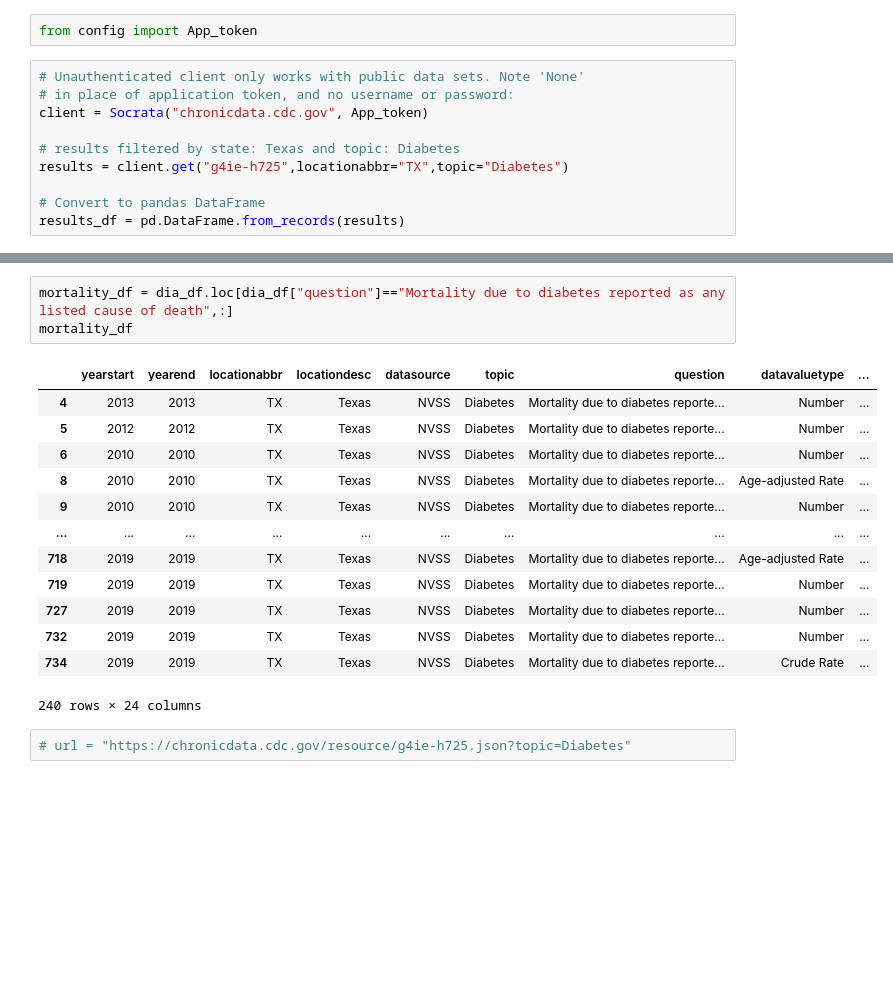
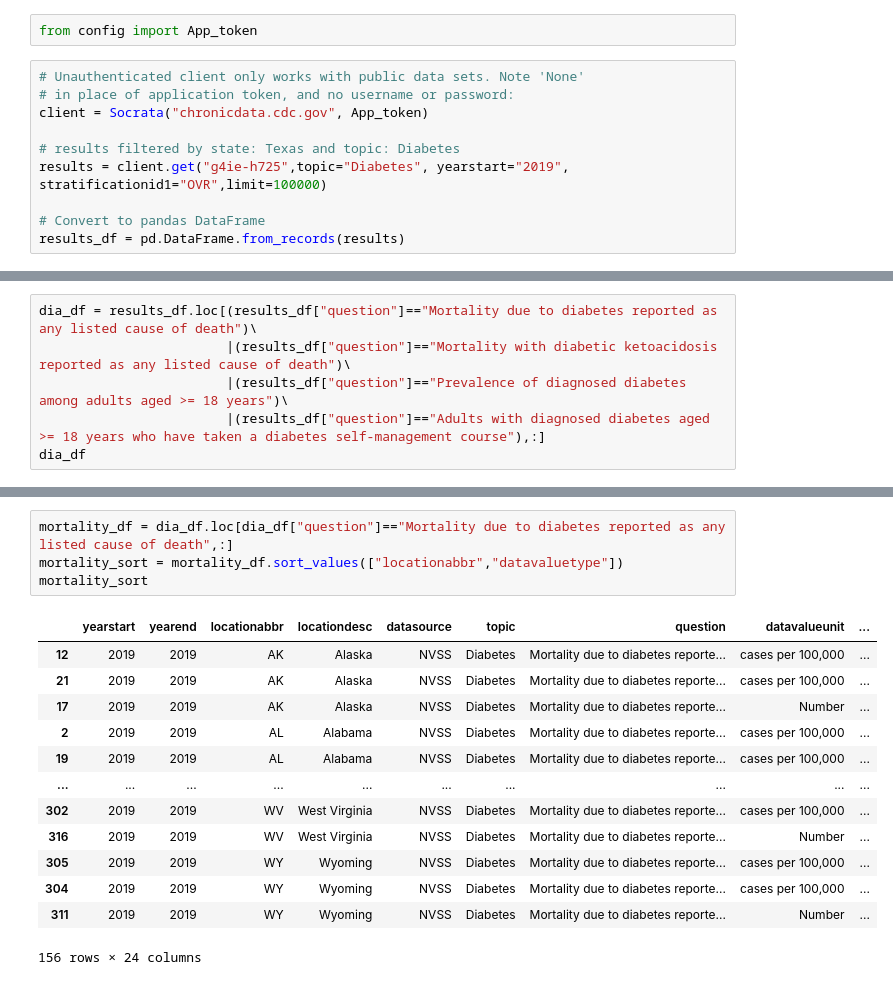
Before and after one commit to MarDuo2022/Diabetes_visualisations, a Jupyter notebook: code/US_CDI.ipynb, the cells around one changed output, grey strips where cells are left out. Drawn from its saved outputs; the diff is of its cells as text; blank space fills up the shorter version.

```diff
--- a/code/US_CDI.ipynb
+++ b/code/US_CDI.ipynb
@@ -17,7 +17,7 @@ from config import App_token
 client = Socrata("chronicdata.cdc.gov", App_token)
 
 # results filtered by state: Texas and topic: Diabetes
-results = client.get("g4ie-h725",locationabbr="TX",topic="Diabetes")
+results = client.get("g4ie-h725",topic="Diabetes", yearstart="2019", stratificationid1="OVR",limit=100000)
 
 # Convert to pandas DataFrame
 results_df = pd.DataFrame.from_records(results)
@@ -99,0 +73,6 @@ Name: question, dtype: int64
+# %%
+dia_df = results_df.loc[(results_df["question"]=="Mortality due to diabetes reported as any listed cause of death")\
+                        |(results_df["question"]=="Mortality with diabetic ketoacidosis reported as any listed cause of death")\
+                        |(results_df["question"]=="Prevalence of diagnosed diabetes among adults aged >= 18 years")\
+                        |(results_df["question"]=="Adults with diagnosed diabetes aged >= 18 years who have taken a diabetes self-management course"),:]
+dia_df
@@ -100,19 +93,18 @@ Name: question, dtype: int64
 # %%
 mortality_df = dia_df.loc[dia_df["question"]=="Mortality due to diabetes reported as any listed cause of death",:]
-mortality_df
+mortality_sort = mortality_df.sort_values(["locationabbr","datavaluetype"])
+mortality_sort
 # %% [output]
-|  | yearstart | yearend | locationabbr | locationdesc | datasource | topic | question | datavaluetype | ... |
-| 4 | 2013 | 2013 | TX | Texas | NVSS | Diabetes | Mortality due to diabetes reporte... | Number | ... |
-| 5 | 2012 | 2012 | TX | Texas | NVSS | Diabetes | Mortality due to diabetes reporte... | Number | ... |
-| 6 | 2010 | 2010 | TX | Texas | NVSS | Diabetes | Mortality due to diabetes reporte... | Number | ... |
-| 8 | 2010 | 2010 | TX | Texas | NVSS | Diabetes | Mortality due to diabetes reporte... | Age-adjusted Rate | ... |
-| 9 | 2010 | 2010 | TX | Texas | NVSS | Diabetes | Mortality due to diabetes reporte... | Number | ... |
+|  | yearstart | yearend | locationabbr | locationdesc | datasource | topic | question | datavalueunit | ... |
+| 12 | 2019 | 2019 | AK | Alaska | NVSS | Diabetes | Mortality due to diabetes reporte... | cases per 100,000 | ... |
+| 21 | 2019 | 2019 | AK | Alaska | NVSS | Diabetes | Mortality due to diabetes reporte... | cases per 100,000 | ... |
+| 17 | 2019 | 2019 | AK | Alaska | NVSS | Diabetes | Mortality due to diabetes reporte... | Number | ... |
+| 2 | 2019 | 2019 | AL | Alabama | NVSS | Diabetes | Mortality due to diabetes reporte... | cases per 100,000 | ... |
+| 19 | 2019 | 2019 | AL | Alabama | NVSS | Diabetes | Mortality due to diabetes reporte... | cases per 100,000 | ... |
 | ... | ... | ... | ... | ... | ... | ... | ... | ... | ... |
-| 718 | 2019 | 2019 | TX | Texas | NVSS | Diabetes | Mortality due to diabetes reporte... | Age-adjusted Rate | ... |
-| 719 | 2019 | 2019 | TX | Texas | NVSS | Diabetes | Mortality due to diabetes reporte... | Number | ... |
-| 727 | 2019 | 2019 | TX | Texas | NVSS | Diabetes | Mortality due to diabetes reporte... | Number | ... |
-| 732 | 2019 | 2019 | TX | Texas | NVSS | Diabetes | Mortality due to diabetes reporte... | Number | ... |
-| 734 | 2019 | 2019 | TX | Texas | NVSS | Diabetes | Mortality due to diabetes reporte... | Crude Rate | ... |
+| 302 | 2019 | 2019 | WV | West Virginia | NVSS | Diabetes | Mortality due to diabetes reporte... | cases per 100,000 | ... |
+| 316 | 2019 | 2019 | WV | West Virginia | NVSS | Diabetes | Mortality due to diabetes reporte... | Number | ... |
+| 305 | 2019 | 2019 | WY | Wyoming | NVSS | Diabetes | Mortality due to diabetes reporte... | cases per 100,000 | ... |
+| 304 | 2019 | 2019 | WY | Wyoming | NVSS | Diabetes | Mortality due to diabetes reporte... | cases per 100,000 | ... |
+| 311 | 2019 | 2019 | WY | Wyoming | NVSS | Diabetes | Mortality due to diabetes reporte... | Number | ... |
-240 rows × 24 columns
+156 rows × 24 columns
-# %%
-# url = "https://chronicdata.cdc.gov/resource/g4ie-h725.json?topic=Diabetes"
```
Also changed, not shown: parts of 10 cells of this notebook, 1 other file.
